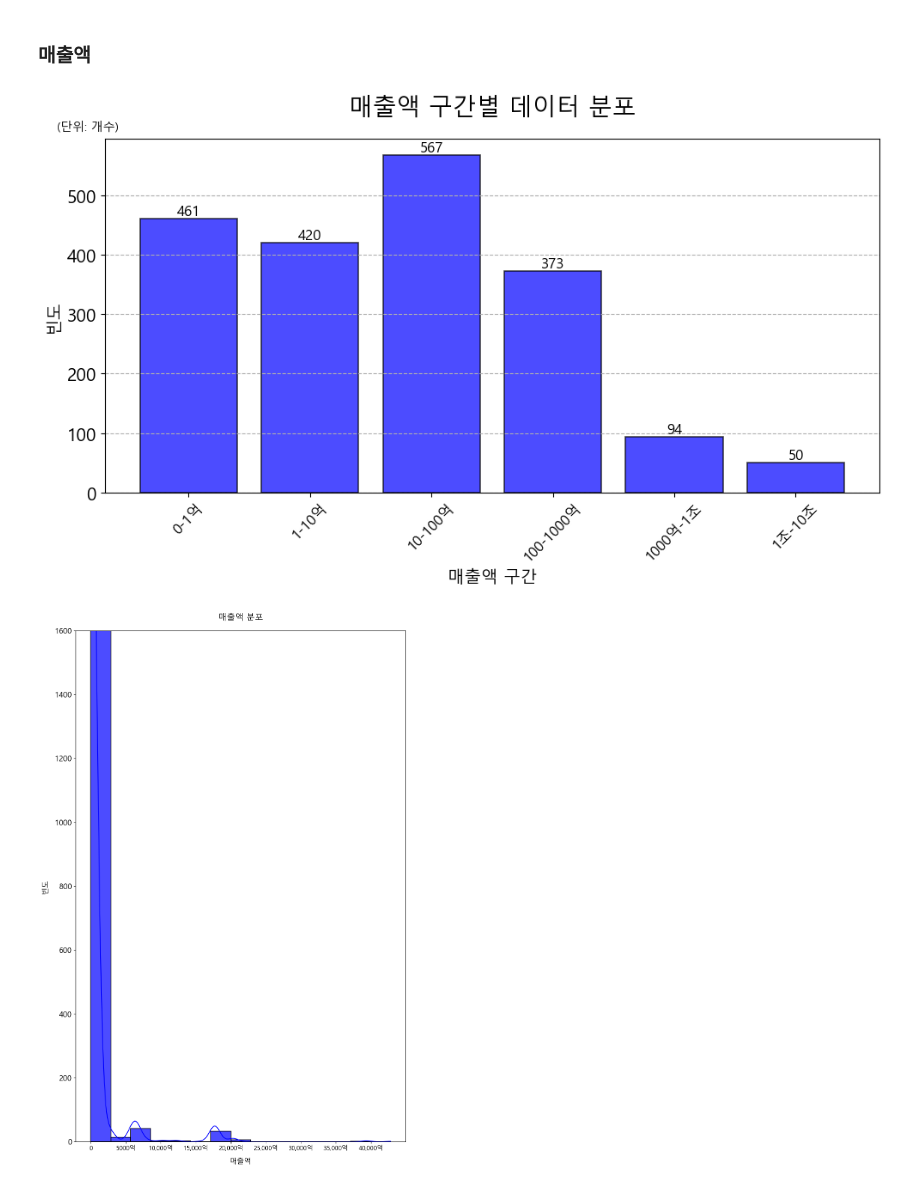
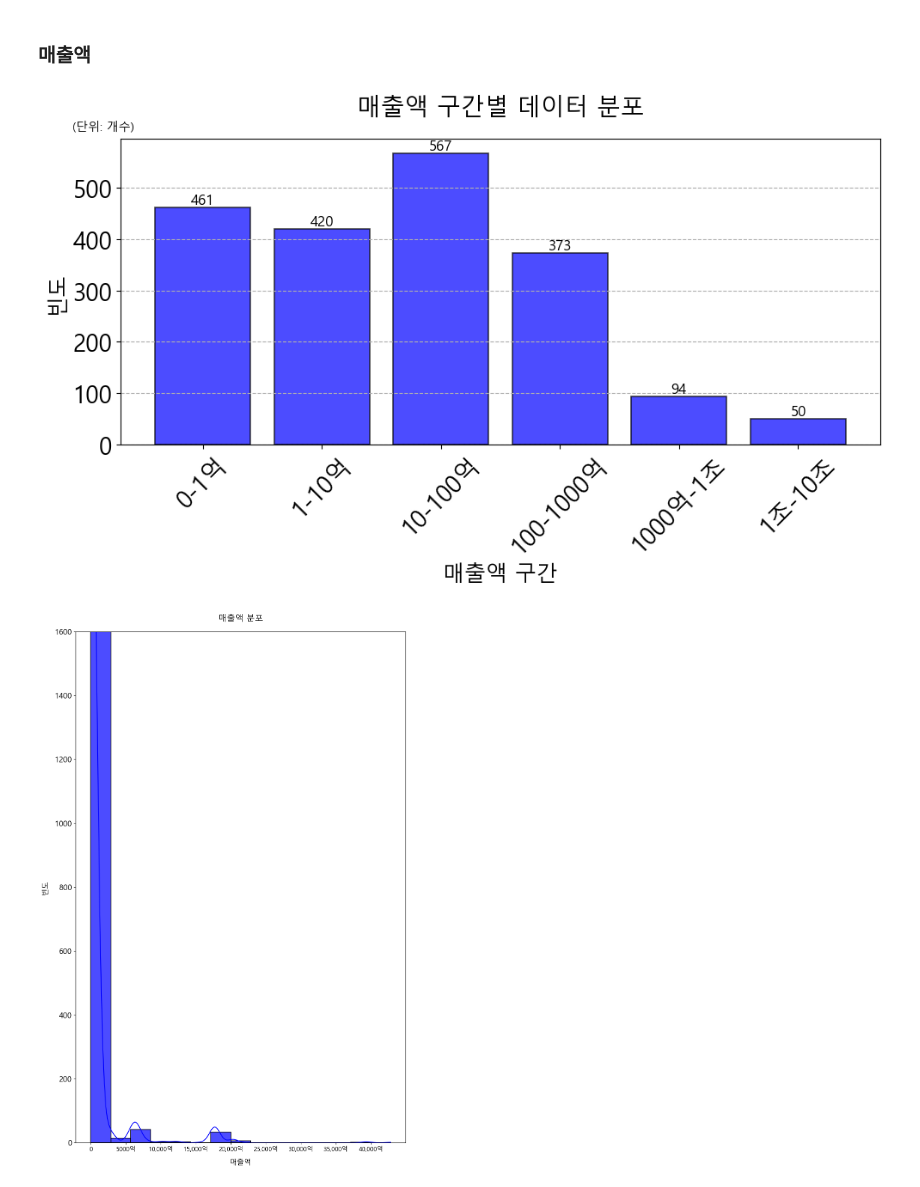
Before and after one commit to Pepi10/b7_Crawling, a Jupyter notebook: 김재경/시각화 (1).ipynb, the cells around one changed output. Drawn from its saved outputs; the diff is of its cells as text; code cells hidden in the pictures.

```diff
--- a/김재경/시각화 (1).ipynb
+++ b/김재경/시각화 (1).ipynb
@@ -18,7 +18,7 @@ import seaborn as sns
 plt.rc('font', family='Malgun Gothic')
 mpl.rcParams['axes.unicode_minus'] = False
 # %%
-data = pd.read_csv('data_res.csv', index_col = 0)
+data = pd.read_csv('C:/Users/user/Desktop/crawling_project/data_res.csv', index_col = 0)
 data.drop_duplicates(inplace = True)
 # %%
 categorical = data[['기업명' , '업종분류', '기업형태', '주소']]
@@ -43,28 +43,29 @@ money_len6 = len(data2[(data2['매출액'] >= 100000000) & (data2['매출액'] <
 # %%
 # 매출액 구간 (문자열로 표현)
 categories = ['0-1억', '1-10억', '10-100억', '100-1000억', '1000억-1조', '1조-10조']
 # 각 구간별 데이터 개수
 counts = [money_len1, money_len2, money_len3, money_len4, money_len5, money_len6]
 
 plt.figure(figsize=(10, 6))  # 그래프의 크기 설정
 hist4 = plt.bar(categories, counts, color='blue', edgecolor='black', linewidth=1.2, alpha=0.7)  # 막대 그래프 생성
 
-plt.xlabel('매출액 구간', fontsize=14, color='black')
-plt.ylabel('빈도', fontsize=14, color='black')
+plt.xlabel('매출액 구간', fontsize=18, color='black')
+
+plt.ylabel('빈도', fontsize=18, color='black')
 plt.title('매출액 구간별 데이터 분포', fontsize=20, color='black', pad=20)
-plt.xticks(fontsize=12, color='black', rotation=45)  # x축 레이블 회전
-plt.yticks(fontsize=15, color='black')
+plt.xticks(fontsize=20, color='black', rotation=45)  # x축 레이블 회전
+plt.yticks(fontsize=20, color='black')
 plt.grid(axis='y', linestyle='--')  # y축 격자 설정
 plt.tight_layout()  # 그래프와 레이블 간격 조정
 plt.annotate('(단위: 개수)', xy=(0, 1), xytext=(-40, 15), xycoords='axes fraction', textcoords='offset points', ha='left', va='top', fontsize = 10)  # y축 단위 추가
 # 막대 위에 빈도수 표시
 for p in hist4.patches:
     plt.text(p.get_x() + p.get_width() / 2., p.get_height(), '%d' % int(p.get_height()),
              fontsize=12, color='black', ha='center', va='bottom')
-plt.savefig('매출액 barplot', dpi=300)
+# plt.savefig('매출액 barplot', dpi=300)
 plt.show()
 # %% [output]
-[figure, old version]
+[figure, new version]
 # %%
 # 히스토그램 그리기
 plt.figure(figsize=(10, 15))  # 그래프의 크기 조정
```
Also changed, not shown: parts of 8 cells of this notebook, 9 other files.
